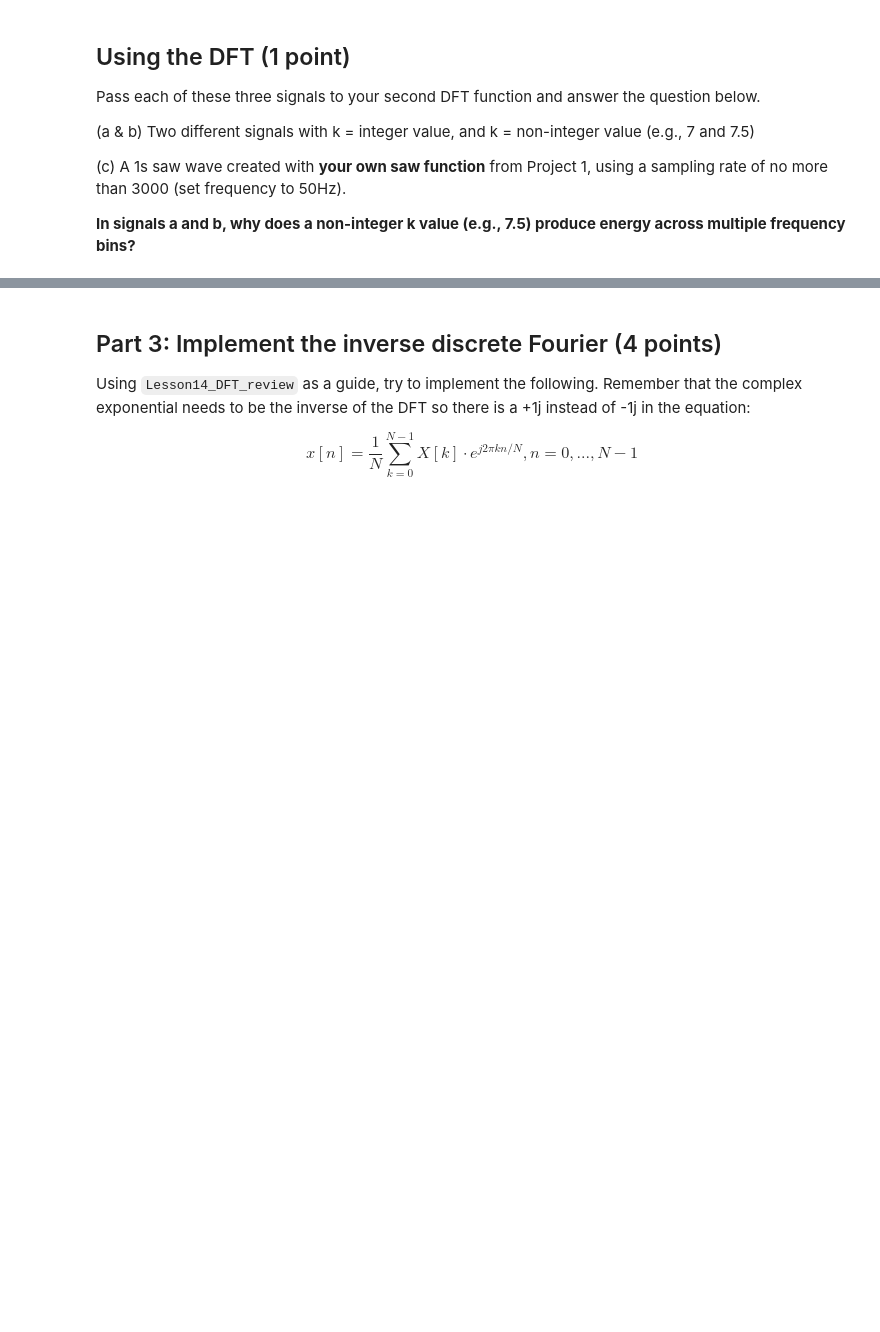
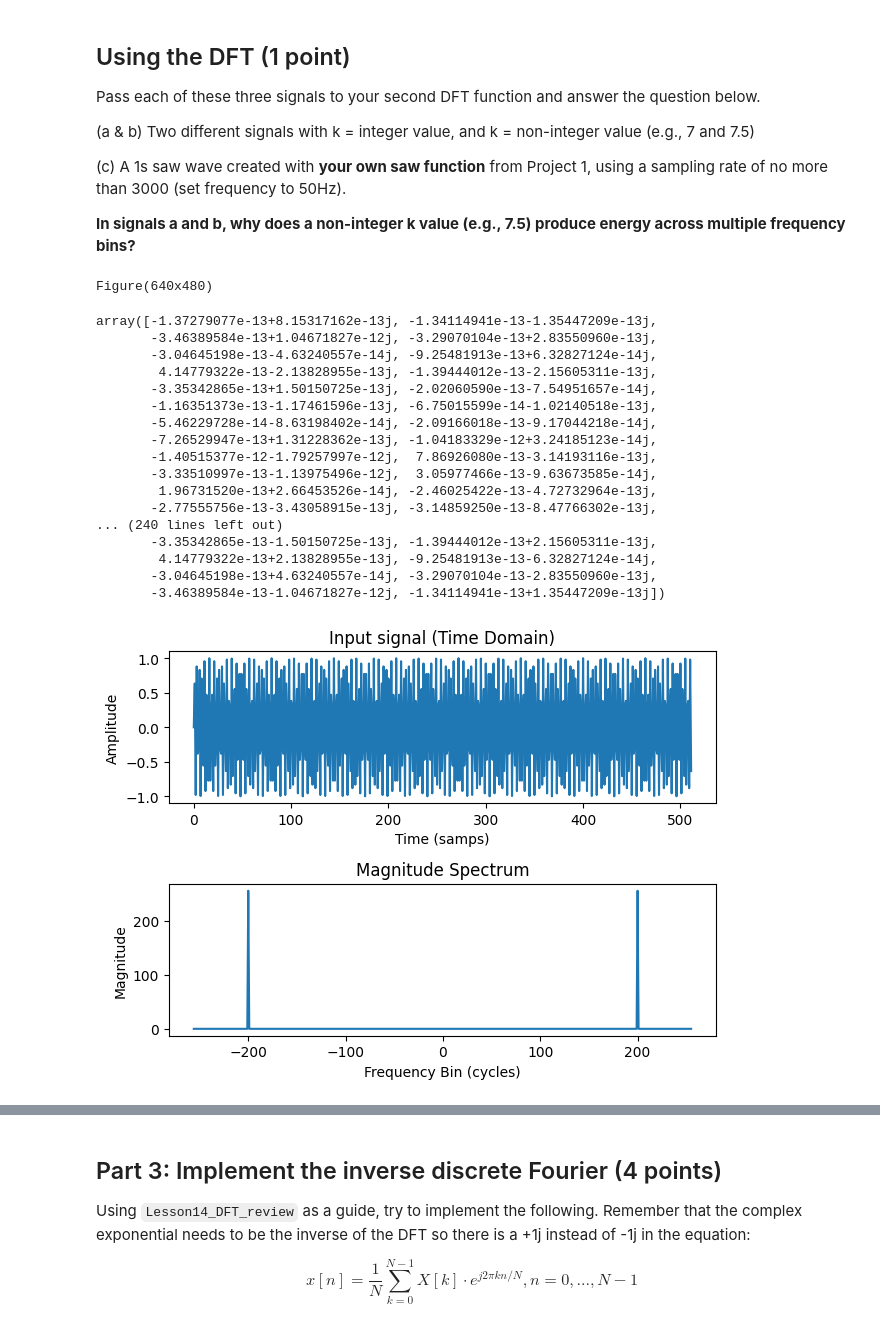
Before and after one commit to SamK65/AudioTechII, a Jupyter notebook: HW/HW2.ipynb, the cells around one changed output, grey strips where cells are left out. Drawn from its saved outputs; the diff is of its cells as text; code cells hidden in the pictures; blank space fills up the shorter version.

```diff
--- a/HW/HW2.ipynb
+++ b/HW/HW2.ipynb
@@ -197,3 +183,29 @@ Pass each of these three signals to your second DFT function and answer the ques
 (c) A 1s saw wave created with **your own saw function** from Project 1, using a sampling rate of no more than 3000 (set frequency to 50Hz).
 
 **In signals a and b, why does a non-integer k value (e.g., 7.5) produce energy across multiple frequency bins?**
+# %%
+N = 512
+n = np.arange(N)
+k_a, k_b = 200, 200.7
+a, b = (np.sin(2*np.pi * k/N * n) for k in (k_a, k_b))
+myDFT2(a, graph=True)
+# %% [output]
+Figure(640x480)
+array([-1.37279077e-13+8.15317162e-13j, -1.34114941e-13-1.35447209e-13j,
+       -3.46389584e-13+1.04671827e-12j, -3.29070104e-13+2.83550960e-13j,
+       -3.04645198e-13-4.63240557e-14j, -9.25481913e-13+6.32827124e-14j,
+        4.14779322e-13-2.13828955e-13j, -1.39444012e-13-2.15605311e-13j,
+       -3.35342865e-13+1.50150725e-13j, -2.02060590e-13-7.54951657e-14j,
+       -1.16351373e-13-1.17461596e-13j, -6.75015599e-14-1.02140518e-13j,
+       -5.46229728e-14-8.63198402e-14j, -2.09166018e-13-9.17044218e-14j,
+       -7.26529947e-13+1.31228362e-13j, -1.04183329e-12+3.24185123e-14j,
+       -1.40515377e-12-1.79257997e-12j,  7.86926080e-13-3.14193116e-13j,
+       -3.33510997e-13-1.13975496e-12j,  3.05977466e-13-9.63673585e-14j,
+        1.96731520e-13+2.66453526e-14j, -2.46025422e-13-4.72732964e-13j,
+       -2.77555756e-13-3.43058915e-13j, -3.14859250e-13-8.47766302e-13j,
+... (240 lines left out)
+       -3.35342865e-13-1.50150725e-13j, -1.39444012e-13+2.15605311e-13j,
+        4.14779322e-13+2.13828955e-13j, -9.25481913e-13-6.32827124e-14j,
+       -3.04645198e-13+4.63240557e-14j, -3.29070104e-13-2.83550960e-13j,
+       -3.46389584e-13-1.04671827e-12j, -1.34114941e-13+1.35447209e-13j])
+[figure, added]
```
Also changed, not shown: parts of 10 cells of this notebook.
